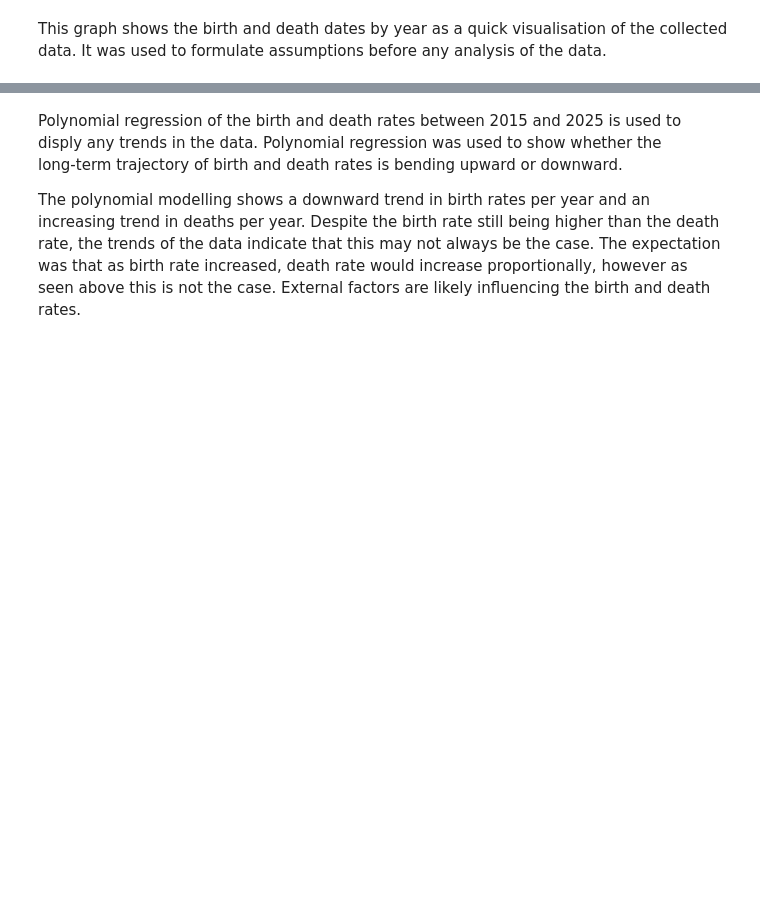
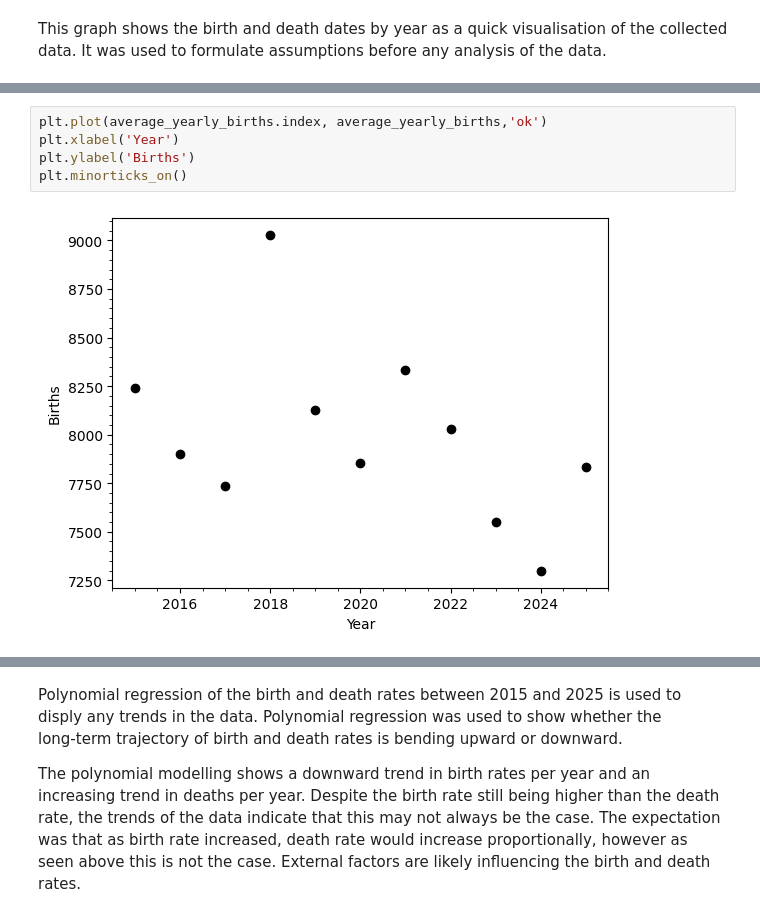
Before and after one commit to Leo05-u/EMSC2010_A3-Project-Notebook-Repository, a Jupyter notebook: EMSC2010_A3_Project_Notebook_&_Repository_u7447903.ipynb, the cells around one changed output, grey strips where cells are left out. Drawn from its saved outputs; the diff is of its cells as text; blank space fills up the shorter version.

```diff
--- a/EMSC2010_A3_Project_Notebook_&_Repository_u7447903.ipynb
+++ b/EMSC2010_A3_Project_Notebook_&_Repository_u7447903.ipynb
@@ -142 +142,8 @@ Successfully installed arviz-1.1.0 arviz-base-1.1.0 arviz-stats-1.1.0 arviz_plot
+# %%
+plt.plot(average_yearly_births.index, average_yearly_births,'ok')
+plt.xlabel('Year')
+plt.ylabel('Births')
+plt.minorticks_on()
+# %% [output]
+[figure, added]
 # %%
```
Also changed, not shown: parts of 13 cells of this notebook.
